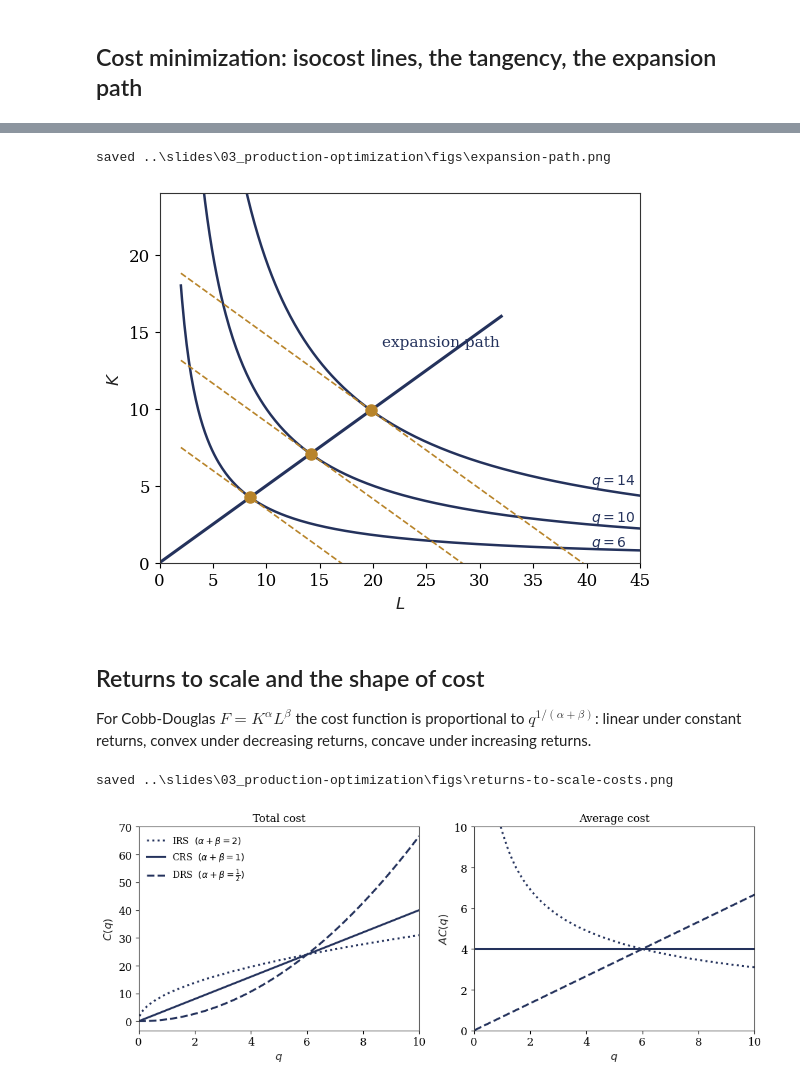
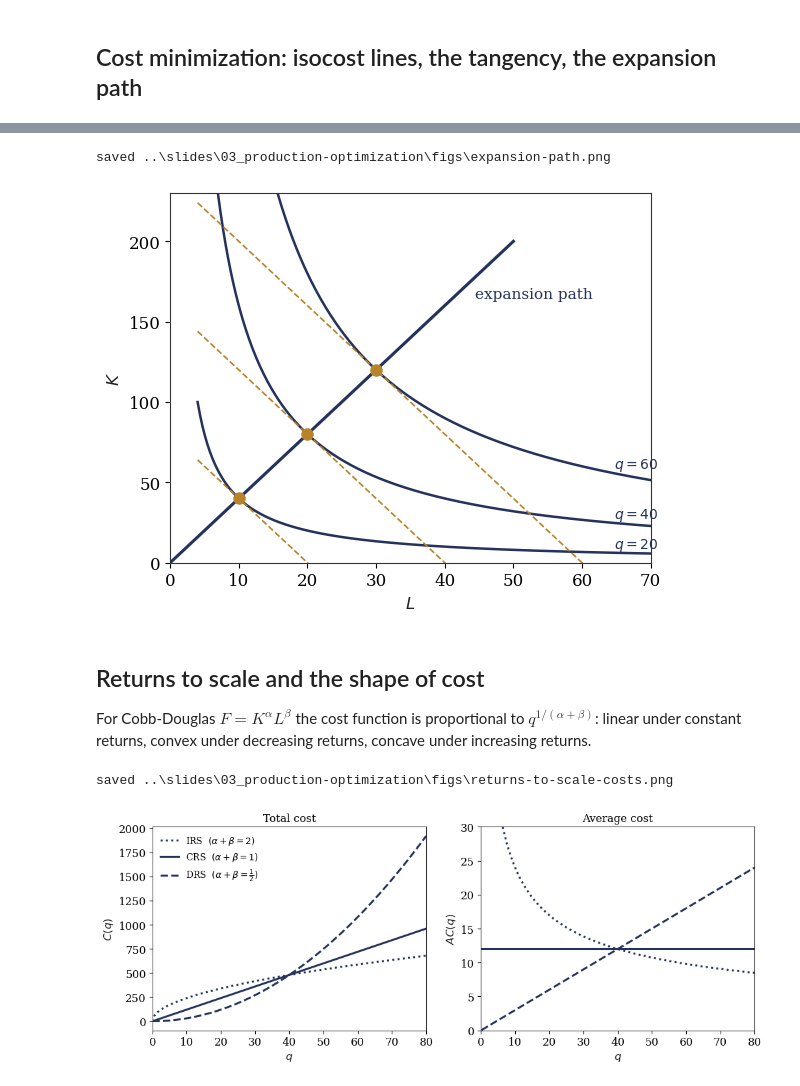
Before and after one commit to jhconning/hunter_eco701, a Jupyter notebook: notebooks/topic03_production_figures.ipynb, the cells around one changed output, grey strips where cells are left out. Cells and saved outputs as stored; diff of their text form; code cells hidden in the pictures.

```diff
--- a/notebooks/topic03_production_figures.ipynb
+++ b/notebooks/topic03_production_figures.ipynb
@@ -110,17 +114,16 @@ saved ..\slides\03_production-optimization\figs\mrts-diminishing.png
 # %% [markdown]
 ## Cost minimization: isocost lines, the tangency, the expansion path
 # %%
-# A family of parallel isocost lines, slope -w/r.
-w, r = 2.0, 4.0
+# A family of parallel isocost lines, slope -w/v.
+w, v = 12.0, 3.0
 fig, ax = plt.subplots(figsize=(6.0, 4.4))
-L = np.linspace(0, 30, 200)
-for C, style in [(40, ":"), (56.6, "-"), (72, "--")]:
-    ax.plot(L, C / r - (w / r) * L, color=NAVY, lw=2.0, ls=style)
-    ax.annotate(f"$C={C:g}$", (26, C / r - (w / r) * 26), fontsize=11,
-                color=NAVY, textcoords="offset points", xytext=(4, -2))
-ax.annotate(r"slope $=-w/r$", (12, 40 / r - (w / r) * 12),
-            textcoords="offset points", xytext=(-6, 14), fontsize=11, color=AMBER)
-ax.set_xlim(0, 32); ax.set_ylim(0, 20)
+L = np.linspace(0, 55, 200)
+for C, style in [(360, ":"), (480, "-"), (600, "--")]:
+    ax.plot(L, C / v - (w / v) * L, color=NAVY, lw=2.0, ls=style,
+            label=f"$C={C:g}$")
+ax.legend(frameon=False, fontsize=11, loc="upper right",
+          title="every line has slope $-w/v=-4$", title_fontsize=11)
+ax.set_xlim(0, 55); ax.set_ylim(0, 215)
 ax.set_xlabel("$L$"); ax.set_ylabel("$K$")
 savefig(fig, "isocost-family.png")
 plt.show()
@@ -158,27 +161,27 @@ L*=14.142  K*=7.071  C*=56.569
 # %%
 # Expansion path: tangencies for a sequence of output levels.
-w, r = 2.0, 4.0
+w, v = 12.0, 3.0
 fig, ax = plt.subplots(figsize=(6.2, 4.8))
-L = np.linspace(2, 45, 400)
-for q in (6, 10, 14):
+L = np.linspace(4, 75, 400)
+for q in (20, 40, 60):
     ax.plot(L, q**2 / L, color=NAVY, lw=1.8)
-    Ls = q / np.sqrt(w / r); Ks = (w / r) * Ls
-    C = w * Ls + r * Ks
-    ax.plot(L, C / r - (w / r) * L, color=AMBER, lw=1.2, ls="--")
+    Ls = q * np.sqrt(v / w); Ks = (w / v) * Ls
+    C = w * Ls + v * Ks
+    ax.plot(L, C / v - (w / v) * L, color=AMBER, lw=1.2, ls="--")
     ax.plot(Ls, Ks, "o", color=AMBER, ms=8, zorder=6)
-    ax.annotate(f"$q={q}$", (40, q**2 / 40), fontsize=10, color=NAVY,
-                textcoords="offset points", xytext=(3, 2))
-Lp = np.linspace(0, 32, 10)
-ax.plot(Lp, (w / r) * Lp, color=NAVY, lw=2.2, ls="-")
-ax.annotate("expansion path", (26, (w / r) * 26), color=NAVY, fontsize=11,
-            textcoords="offset points", xytext=(-40, 12))
-ax.set_xlim(0, 45); ax.set_ylim(0, 24)
+    ax.annotate(f"$q={q}$", (64, q**2 / 64), fontsize=10, color=NAVY,
+                textcoords="offset points", xytext=(3, 3))
+Lp = np.linspace(0, 50, 10)
+ax.plot(Lp, (w / v) * Lp, color=NAVY, lw=2.2, ls="-")
+ax.annotate("expansion path", (42, (w / v) * 42), color=NAVY, fontsize=11,
+            textcoords="offset points", xytext=(12, -4))
+ax.set_xlim(0, 70); ax.set_ylim(0, 230)
 ax.set_xlabel("$L$"); ax.set_ylabel("$K$")
 savefig(fig, "expansion-path.png")
 plt.show()
 # %% [output]
 saved ..\slides\03_production-optimization\figs\expansion-path.png
-[figure, old version]
+[figure, new version]
 # %% [markdown]
 ## Returns to scale and the shape of cost
 
@@ -186,14 +189,14 @@ For Cobb-Douglas $F=K^\alpha L^\beta$ the cost function is proportional to
 $q^{1/(\alpha+\beta)}$: linear under constant returns, convex under
 decreasing returns, concave under increasing returns.
 # %%
-q = np.linspace(0, 10, 400)
+q = np.linspace(0, 80, 400)
 cases = [("IRS  $(\\alpha+\\beta=2)$", 0.5, ":"),
          ("CRS  $(\\alpha+\\beta=1)$", 1.0, "-"),
          ("DRS  $(\\alpha+\\beta=\\frac{1}{2})$", 2.0, "--")]
 
 fig, axes = plt.subplots(1, 2, figsize=(10.5, 4.2))
 for lab, power, style in cases:
-    C = 24 * (q / 6) ** power                 # scaled so the three meet at q=6
+    C = 480 * (q / 40) ** power     # CRS case is C = 12q; all three meet at q=40
     axes[0].plot(q, C, color=NAVY, lw=2.2, ls=style, label=lab)
     with np.errstate(divide="ignore", invalid="ignore"):
         AC = np.where(q > 0, C / q, np.nan)
@@ -203,13 +206,13 @@ axes[0].set_title("Total cost", fontsize=12)
 axes[0].legend(frameon=False, fontsize=10, loc="upper left")
 axes[1].set_xlabel("$q$"); axes[1].set_ylabel("$AC(q)$")
 axes[1].set_title("Average cost", fontsize=12)
-axes[1].set_ylim(0, 10)
+axes[1].set_ylim(0, 30)
 for ax in axes:
-    ax.set_xlim(0, 10)
+    ax.set_xlim(0, 80)
 fig.tight_layout()
 savefig(fig, "returns-to-scale-costs.png")
 plt.show()
 # %% [output]
 saved ..\slides\03_production-optimization\figs\returns-to-scale-costs.png
-[figure, old version]
+[figure, new version]
 # %%
```
Also changed, not shown: parts of 9 cells of this notebook, 15 other files.
